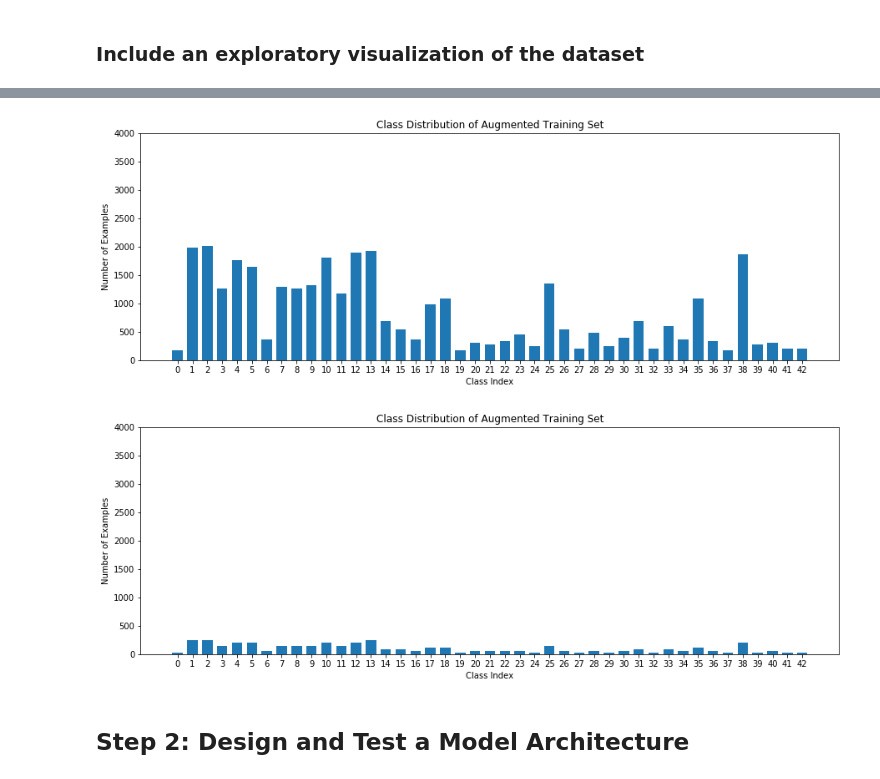
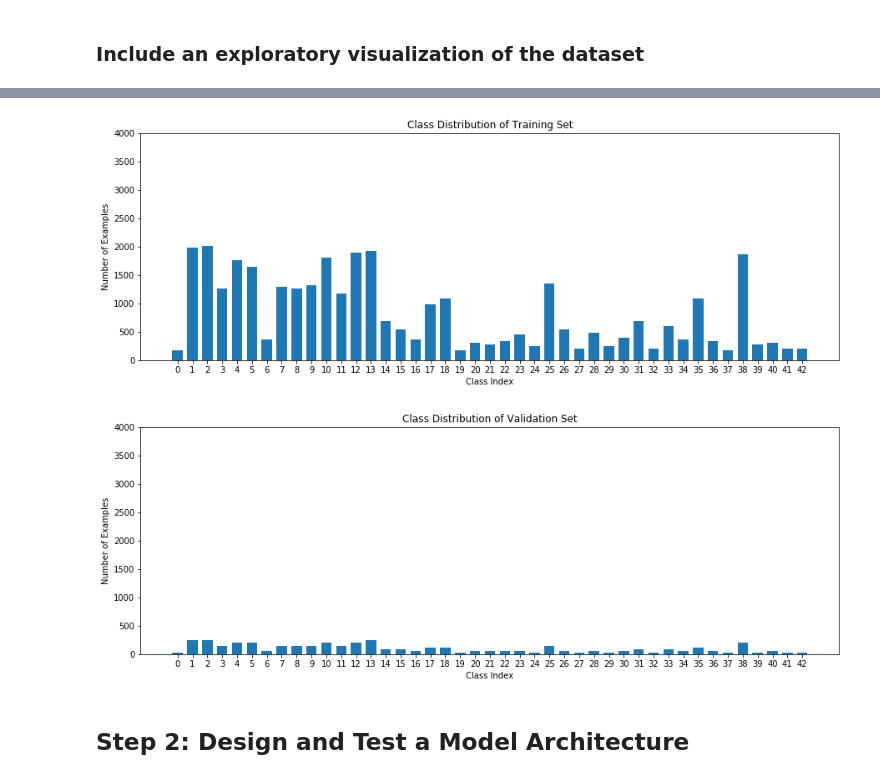
Before and after one commit to alexhagiopol/multiscale-CNN-classifier, a Jupyter notebook: Traffic_Sign_Classifier.ipynb, the cells around one changed output, grey strips where cells are left out. Drawn from its saved outputs; the diff is of its cells as text; code cells hidden in the pictures.

```diff
--- a/Traffic_Sign_Classifier.ipynb
+++ b/Traffic_Sign_Classifier.ipynb
@@ -68,19 +68,19 @@ plt.close()
 # %%
 classes = range(n_classes + 1)
 counts = []
 for sign_code in range(n_classes + 1):
     image_list = list(np.where(y_train == sign_code)[0])
     counts += [len(image_list)]
 plt.figure(figsize=(15,5))
 plt.bar(classes, counts, width=0.7, align='center')
 plt.ylabel('Number of Examples')
 plt.xlabel('Class Index')
 plt.xticks(np.arange(0, 43, 1.0))
-plt.title("Class Distribution of Augmented Training Set")
+plt.title("Class Distribution of Training Set")
 plt.ylim([0,4000])
 plt.show()
 # %% [output]
-[figure, old version]
+[figure, new version]
 # %%
 classes = range(n_classes + 1)
 counts = []
@@ -92,11 +92,11 @@ plt.bar(classes, counts, width=0.7, align='center')
 plt.ylabel('Number of Examples')
 plt.xlabel('Class Index')
 plt.xticks(np.arange(0, 43, 1.0))
-plt.title("Class Distribution of Augmented Training Set")
+plt.title("Class Distribution of Validation Set")
 plt.ylim([0,4000])
 plt.show()
 # %% [output]
-[figure, old version]
+[figure, new version]
 # %% [markdown]
 ## Step 2: Design and Test a Model Architecture
 # %% [markdown]
```
Also changed, not shown: parts of 1 cell of this notebook, 5 other files.
